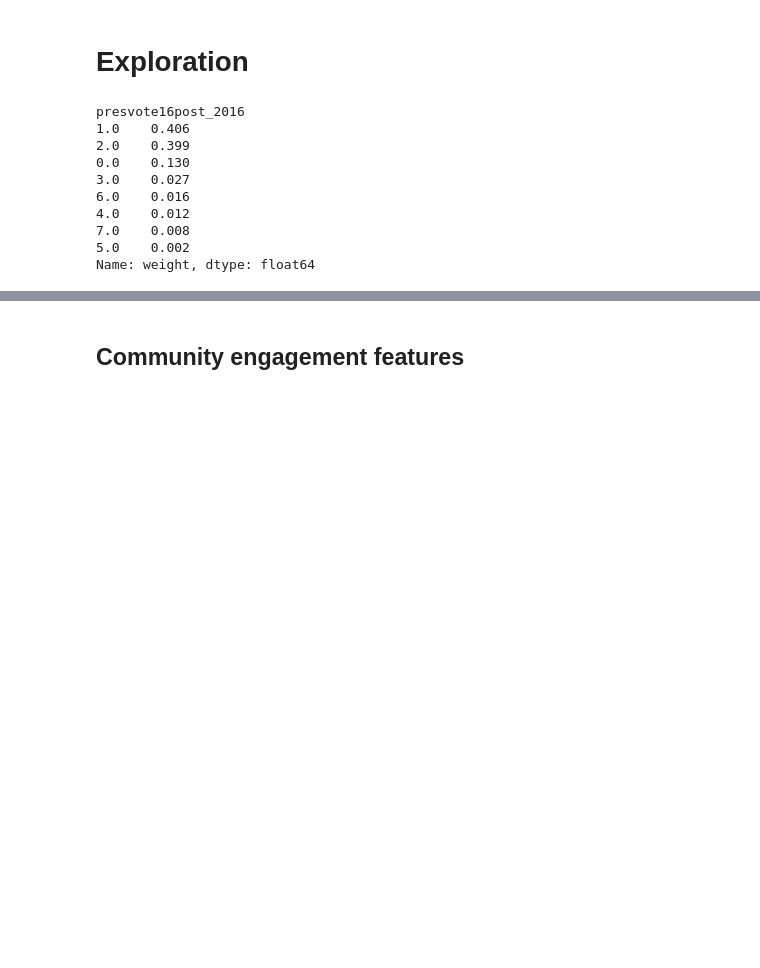
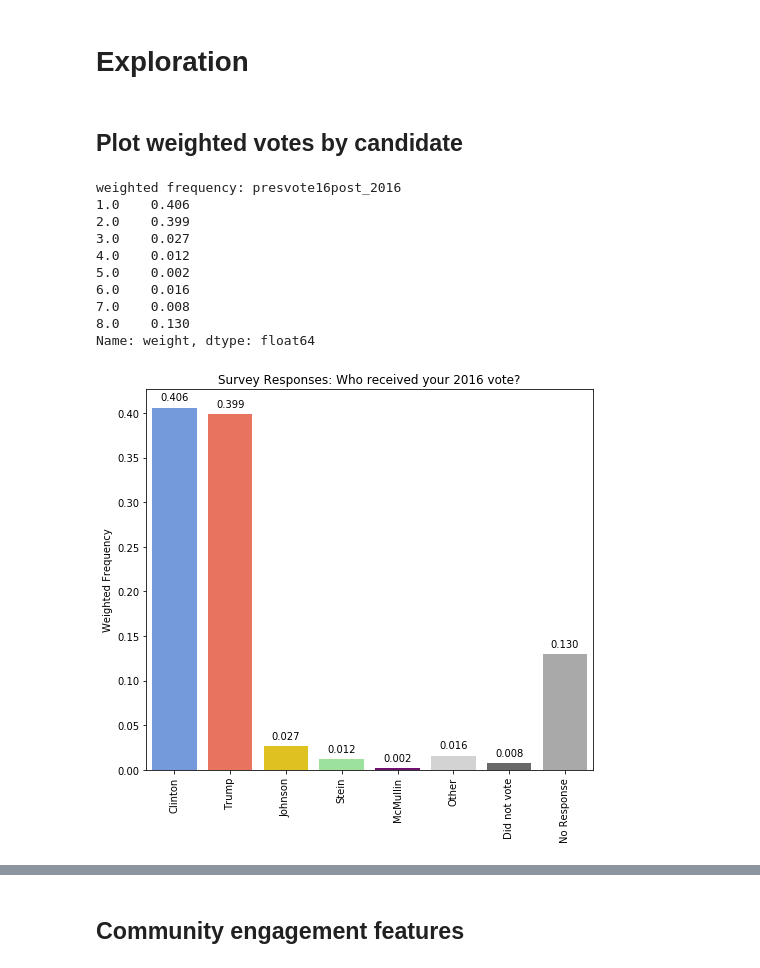
Before and after one commit to ali0003433/predict-by-issue-prioritization, a Jupyter notebook: notebooks/1-al-exploration.ipynb, the cells around one changed output, grey strips where cells are left out. Cells and saved outputs as stored; diff of their text form; code cells hidden in the pictures; blank space fills up the shorter version.

Commit message:
Create presvote16 barplot

```diff
--- a/notebooks/1-al-exploration.ipynb
+++ b/notebooks/1-al-exploration.ipynb
@@ -17,20 +18,39 @@ from build_features import fill_nulls, filter_col_with_regex, get_dummies
 # read in data
 df = pd.read_csv('../data/raw/20161201_voter_study_group.csv')
 # %%
-df_no_nulls = fill_nulls(df)
+df_no_nulls = df.fillna(8)
-# %%
-calc = wc.Calculator('weight')
-weight = df['weight']
-d = calc.distribution(df_no_nulls, 'presvote16post_2016').round(3).sort_values(ascending=False)
-d.count
-# %% [output]
-presvote16post_2016
-1.0    0.406
-2.0    0.399
-0.0    0.130
-3.0    0.027
-6.0    0.016
-4.0    0.012
-7.0    0.008
-5.0    0.002
-Name: weight, dtype: float64
+# %% [markdown]
+## Plot weighted votes by candidate
+# %%
+calc = wc.Calculator('weight')
+weight = df['weight']
+d = calc.distribution(df_no_nulls, 'presvote16post_2016').round(3)#.sort_values(ascending=False)
+print('weighted frequency:', d)
+freq_list = []
+for i in d:
+    freq_list.append(i)
+freq_list
+plt.figure(figsize=(8,7))
+clrs = ['cornflowerblue','tomato', 'gold','lightgreen','purple','lightgrey','dimgrey','darkgray']
+cand_list = ['Clinton','Trump','Johnson','Stein','McMullin','Other','Did not vote', 'No Response',]
+bplot = sns.barplot(x = cand_list, y = freq_list, palette=clrs)
+bplot.set_xticklabels(rotation=90, labels= cand_list)
+bplot.set_title('Survey Responses: Who received your 2016 vote?')
+bplot.set_ylabel('Weighted Frequency')
+
+for p in bplot.patches:
+ bplot.annotate(format(p.get_height(), '.3f'), (p.get_x() + p.get_width() / 2., p.get_height()), ha = 'center', va = 'center',
+            xytext = (0, 10), textcoords = 'offset points')
+plt.show()
+# %% [output]
+weighted frequency: presvote16post_2016
+1.0    0.406
+2.0    0.399
+3.0    0.027
+4.0    0.012
+5.0    0.002
+6.0    0.016
+7.0    0.008
+8.0    0.130
+Name: weight, dtype: float64
+[figure, added]
```
Also changed, not shown: parts of 5 cells of this notebook.
